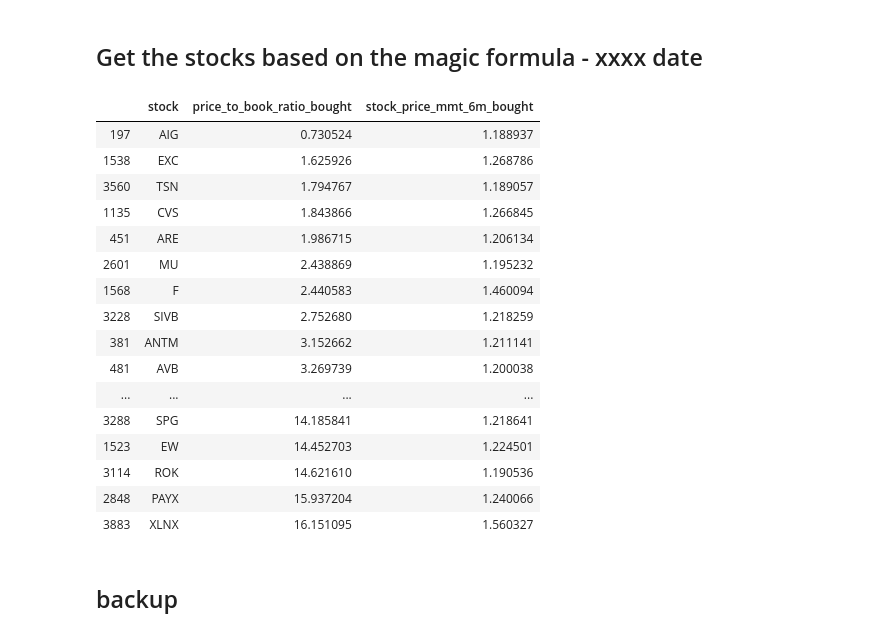
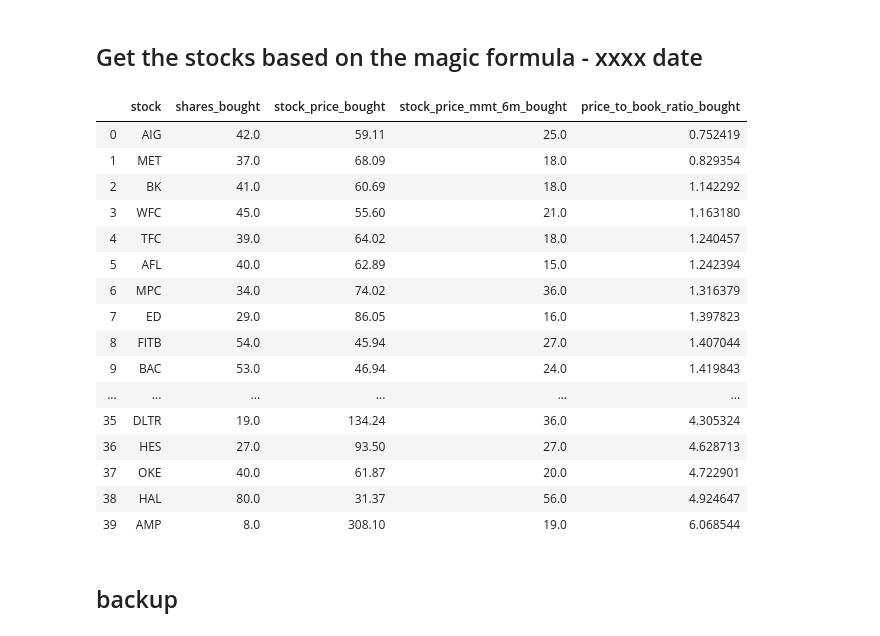
Before and after one commit to yuwei2341/stocks, a Jupyter notebook: Stock_MA.ipynb, the cells around one changed output. Cells and saved outputs as stored; diff of their text form; code cells hidden in the pictures.

```diff
--- a/Stock_MA.ipynb
+++ b/Stock_MA.ipynb
@@ -1389,11 +1468,11 @@ df_p_history_mmt = pd.merge(df_p_history_prev[cols],
                             suffixes=['_prev', '']
                            )
 # %%
-df_p_history_mmt['stock_price_mmt_6m'] = df_p_history_mmt['close'] / df_p_history_mmt['close_prev']
+df_p_history_mmt['stock_price_mmt_6m'] = df_p_history_mmt['close'] / df_p_history_mmt['close_prev'] - 1
 # %% [markdown]
 ## Get PB
 # %%
-df_pb_history = pd.read_csv('sp500_1_300_history_filterd.csv', index_col=0)
+df_pb_history = pd.read_csv('sp500_history_filterd.csv', index_col=0)
 # %%
 df_pb_quarter = df_pb_history[df_pb_history.index.str.endswith(QUARTER_BV)]\
     [['date', 'stock_price', 'book_value_per_share', 'stock', 'year']]\
@@ -1409,6 +1488,11 @@ df_p_pb = pd.merge(df_p_history_mmt[['stock', 'year_prev', 'date', 'close',
             .drop(['year_prev'], axis=1)
 
 df_p_pb['price_to_book_ratio'] = df_p_pb['stock_price'] / df_p_pb['book_value_per_share']
+# %%
+# Choose only the top N companies of SP500 to start with
+df_rank = pd.read_csv('sp500_fulllist_ranked.csv')
+top_stocks = df_rank[df_rank['rank'] <= N_TOP_BY_MKT_CAP].stock.values
+df_p_pb = df_p_pb[df_p_pb.stock.isin(top_stocks)]
 # %%
 df_p_pb_cut = df_p_pb[df_p_pb.year >= YEAR_START]
 rsl_lt = pd.DataFrame()
@@ -1504,29 +1612,33 @@ df_compare
 ## Get the stocks based on the magic formula - xxxx date
 # %%
 N_STOCKS = 40
+TOTAL_CASH = 100000.0
 YEAR_BUY = 2022
 stocks_split = ['GE']
 df_row = df_p_pb[df_p_pb.year == YEAR_BUY]
 df_row = df_row[~df_row.stock.isin(stocks_split)]
-stocks_invested = pick_stocks(df_row, 2500)
+stocks_invested = pick_stocks(df_row, cash_to_invest=TOTAL_CASH)
+stocks_invested['shares_bought'] = stocks_invested['shares_bought'].round()
+stocks_invested['stock_price_mmt_6m_bought'] = (stocks_invested['stock_price_mmt_6m_bought'] * 100).round()
 # %%
 # stocks_invested.sort_values('stock_price_mmt_6m_bought', ascending=False)
-stocks_invested.sort_values('price_to_book_ratio_bought')[['stock', 'price_to_book_ratio_bought', 'stock_price_mmt_6m_bought']]
+cols = ['stock', 'price_to_book_ratio_bought', 'stock_price_mmt_6m_bought']
+stocks_invested.sort_values('price_to_book_ratio_bought').reset_index(drop=True)
 # %% [output]
-|  | stock | price_to_book_ratio_bought | stock_price_mmt_6m_bought |
-| 197 | AIG | 0.730524 | 1.188937 |
-| 1538 | EXC | 1.625926 | 1.268786 |
-| 3560 | TSN | 1.794767 | 1.189057 |
-| 1135 | CVS | 1.843866 | 1.266845 |
-| 451 | ARE | 1.986715 | 1.206134 |
-| 2601 | MU | 2.438869 | 1.195232 |
-| 1568 | F | 2.440583 | 1.460094 |
-| 3228 | SIVB | 2.752680 | 1.218259 |
-| 381 | ANTM | 3.152662 | 1.211141 |
-| 481 | AVB | 3.269739 | 1.200038 |
-| ... | ... | ... | ... |
-| 3288 | SPG | 14.185841 | 1.218641 |
-| 1523 | EW | 14.452703 | 1.224501 |
-| 3114 | ROK | 14.621610 | 1.190536 |
-| 2848 | PAYX | 15.937204 | 1.240066 |
-| 3883 | XLNX | 16.151095 | 1.560327 |
+|  | stock | shares_bought | stock_price_bought | stock_price_mmt_6m_bought | price_to_book_ratio_bought |
+| 0 | AIG | 42.0 | 59.11 | 25.0 | 0.752419 |
+| 1 | MET | 37.0 | 68.09 | 18.0 | 0.829354 |
+| 2 | BK | 41.0 | 60.69 | 18.0 | 1.142292 |
+| 3 | WFC | 45.0 | 55.60 | 21.0 | 1.163180 |
+| 4 | TFC | 39.0 | 64.02 | 18.0 | 1.240457 |
+| 5 | AFL | 40.0 | 62.89 | 15.0 | 1.242394 |
+| 6 | MPC | 34.0 | 74.02 | 36.0 | 1.316379 |
+| 7 | ED | 29.0 | 86.05 | 16.0 | 1.397823 |
+| 8 | FITB | 54.0 | 45.94 | 27.0 | 1.407044 |
+| 9 | BAC | 53.0 | 46.94 | 24.0 | 1.419843 |
+| ... | ... | ... | ... | ... | ... |
+| 35 | DLTR | 19.0 | 134.24 | 36.0 | 4.305324 |
+| 36 | HES | 27.0 | 93.50 | 27.0 | 4.628713 |
+| 37 | OKE | 40.0 | 61.87 | 20.0 | 4.722901 |
+| 38 | HAL | 80.0 | 31.37 | 56.0 | 4.924647 |
+| 39 | AMP | 8.0 | 308.10 | 19.0 | 6.068544 |
```
Also changed, not shown: parts of 24 cells of this notebook, 8 other files.
